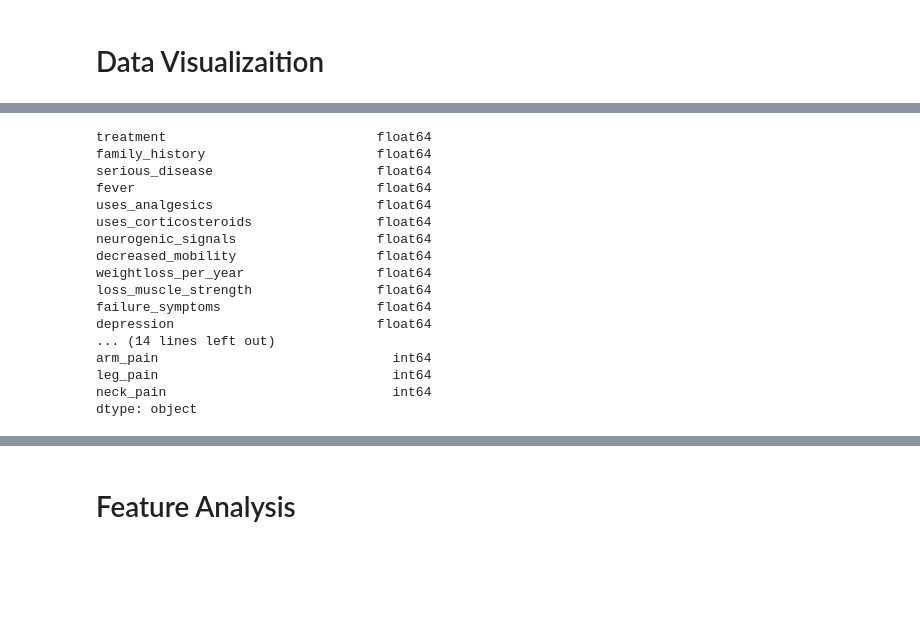
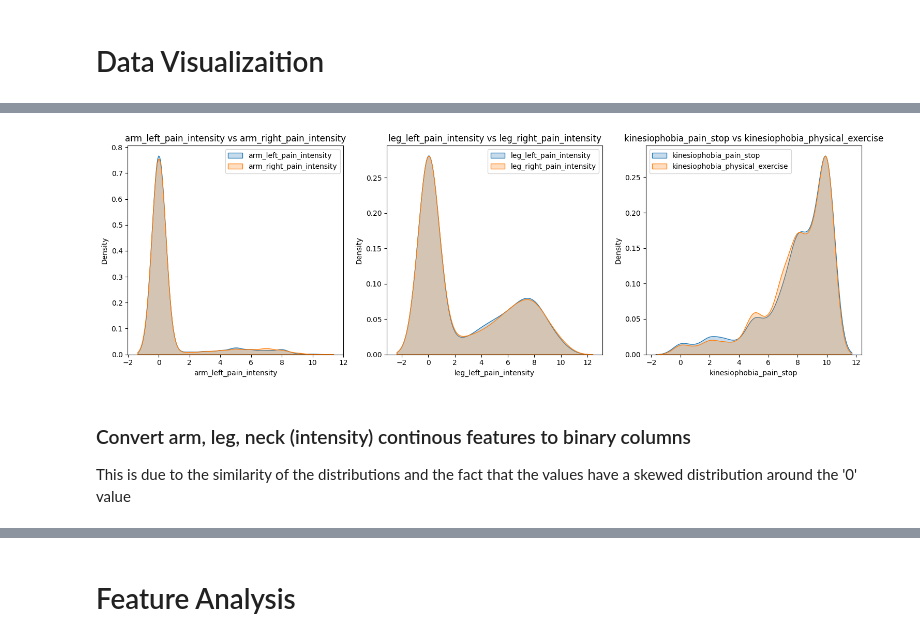
Before and after one commit to mard4/data-science, a Jupyter notebook: project/data_preprocessing.ipynb, the cells around one changed output, grey strips where cells are left out. Saved outputs shown, nothing was run; the diff lists cells and outputs as text; code cells hidden in the pictures; blank space fills up the shorter version.

```diff
--- a/project/data_preprocessing.ipynb
+++ b/project/data_preprocessing.ipynb
@@ -274,5 +178,32 @@ Name: count, dtype: int64
+# %%
+def check_distributions(DF,col_pairs,nrows=1,ncols=3,figsize=(15, 5)):
+    """Check distributions of the features in the pairs."""
+    fig, axes = plt.subplots(nrows=nrows, ncols=ncols, figsize=figsize)
+    axes = axes.flatten()
+
+    for idx, (col1, col2) in enumerate(col_pairs):
+        ax = axes[idx]
+        sns.kdeplot(data=DF, x=col1, label=col1, fill=True, ax=ax)
+        sns.kdeplot(data=DF, x=col2, label=col2, fill=True, ax=ax)
+        ax.set_title(f"{col1} vs {col2}")
+        ax.legend()
+    plt.tight_layout()
+    plt.show()
+
+col_groups = [
+    ('arm_left_pain_intensity', 'arm_right_pain_intensity'),
+    ('leg_left_pain_intensity', 'leg_right_pain_intensity'),
+    ('kinesiophobia_pain_stop', 'kinesiophobia_physical_exercise')
+]
+
+check_distributions(df_final, col_groups)
+# %% [output]
+[figure, added]
+# %% [markdown]
+###  Convert arm, leg, neck (intensity) continous features to binary columns
+
+This is due to the similarity of the distributions and the fact that the values have a skewed distribution around the '0' value
 # %%
-### Controlla se almeno uno tra sinistro e destro ha intensità > 0
 df_final['arm_pain'] = ((df_final['arm_left_pain_intensity'] > 0) |
                          (df_final['arm_right_pain_intensity'] > 0)).astype('int64')
 
@@ -282,24 +213,3 @@ df_final['leg_pain'] = ((df_final['leg_left_pain_intensity'] > 0) |
 df_final['neck_pain'] = ((df_final['neck_pain_intensity'] > 0)).astype('int64')
 
 df_new = df_final.drop(columns={'arm_left_pain_intensity','arm_right_pain_intensity','leg_left_pain_intensity','leg_right_pain_intensity','neck_pain_intensity'})
-
-# passiamo da 34 a 29 colonne
-df_new.dtypes
-# %% [output]
-treatment                           float64
-family_history                      float64
-serious_disease                     float64
-fever                               float64
-uses_analgesics                     float64
-uses_corticosteroids                float64
-neurogenic_signals                  float64
-decreased_mobility                  float64
-weightloss_per_year                 float64
-loss_muscle_strength                float64
-failure_symptoms                    float64
-depression                          float64
-... (14 lines left out)
-arm_pain                              int64
-leg_pain                              int64
-neck_pain                             int64
-dtype: object
```
Also changed, not shown: parts of 59 cells of this notebook, 2 other files.
